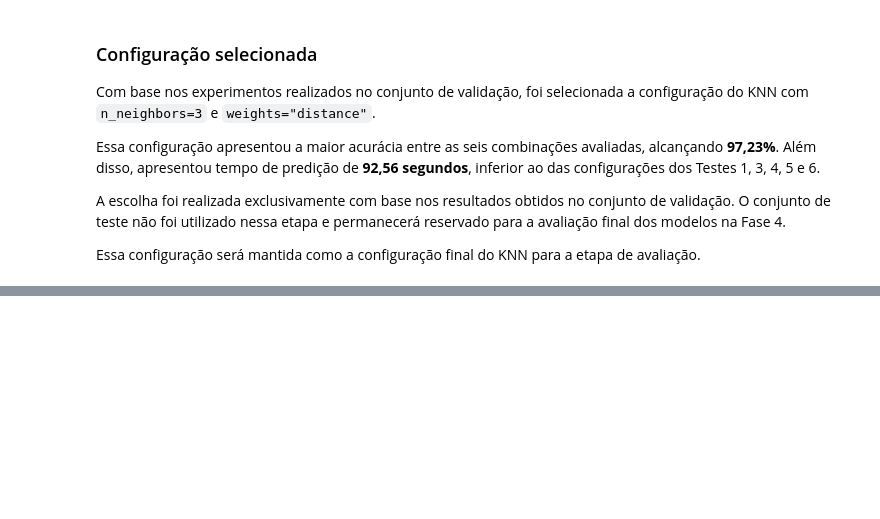
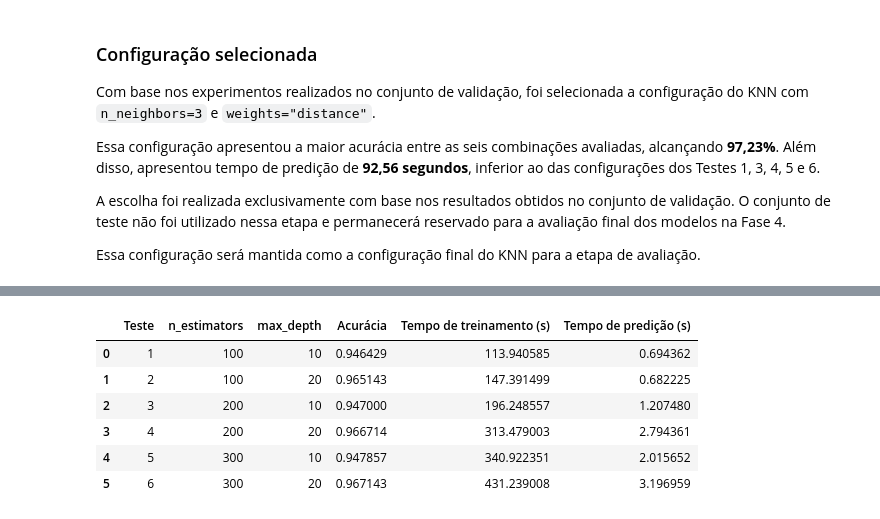
Before and after one commit to Franciane-sl/MNIST_Classification, a Jupyter notebook: notebooks/mnist_classification.ipynb, the cells around one changed output, grey strips where cells are left out. Cells and saved outputs as stored; diff of their text form; code cells hidden in the pictures; blank space fills up the shorter version.

```diff
--- a/notebooks/mnist_classification.ipynb
+++ b/notebooks/mnist_classification.ipynb
@@ -633,0 +644,20 @@ print(modelo_rf)
+# %%
+modelo_rf_1, tempo_treinamento_rf_1 = treinar_modelo(
+    modelo_rf,
+    X_treino_normalizado,
+    y_treino
+)
+
+previsoes_rf_1, tempo_predicao_rf_1 = prever_modelo(
+    modelo_rf_1,
+    X_validacao_normalizado
+)
+
+acuracia_rf_1 = accuracy_score(
+    y_validacao,
+    previsoes_rf_1
+)
+
+print(f"Acurácia: {acuracia_rf_1:.4f}")
+print(f"Tempo de treinamento: {tempo_treinamento_rf_1:.2f} segundos")
+print(f"Tempo de predição: {tempo_predicao_rf_1:.2f} segundos")
@@ -633,0 +813,63 @@ print(modelo_rf)
+# %%
+resultados_rf = [
+    {
+        "Teste": 1,
+        "n_estimators": 100,
+        "max_depth": 10,
+        "Acurácia": acuracia_rf_1,
+        "Tempo de treinamento (s)": tempo_treinamento_rf_1,
+        "Tempo de predição (s)": tempo_predicao_rf_1
+    },
+    {
+        "Teste": 2,
+        "n_estimators": 100,
+        "max_depth": 20,
+        "Acurácia": acuracia_rf_2,
+        "Tempo de treinamento (s)": tempo_treinamento_rf_2,
+        "Tempo de predição (s)": tempo_predicao_rf_2
+    },
+    {
+        "Teste": 3,
+        "n_estimators": 200,
+        "max_depth": 10,
+        "Acurácia": acuracia_rf_3,
+        "Tempo de treinamento (s)": tempo_treinamento_rf_3,
+        "Tempo de predição (s)": tempo_predicao_rf_3
+    },
+    {
+        "Teste": 4,
+        "n_estimators": 200,
+        "max_depth": 20,
+        "Acurácia": acuracia_rf_4,
+        "Tempo de treinamento (s)": tempo_treinamento_rf_4,
+        "Tempo de predição (s)": tempo_predicao_rf_4
+    },
+    {
+        "Teste": 5,
+        "n_estimators": 300,
+        "max_depth": 10,
+        "Acurácia": acuracia_rf_5,
+        "Tempo de treinamento (s)": tempo_treinamento_rf_5,
+        "Tempo de predição (s)": tempo_predicao_rf_5
+    },
+    {
+        "Teste": 6,
+        "n_estimators": 300,
+        "max_depth": 20,
+        "Acurácia": acuracia_rf_6,
+        "Tempo de treinamento (s)": tempo_treinamento_rf_6,
+        "Tempo de predição (s)": tempo_predicao_rf_6
+    }
+]
+
+resultados_rf = pd.DataFrame(resultados_rf)
+
+resultados_rf
+# %% [output]
+|  | Teste | n_estimators | max_depth | Acurácia | Tempo de treinamento (s) | Tempo de predição (s) |
+| 0 | 1 | 100 | 10 | 0.946429 | 113.940585 | 0.694362 |
+| 1 | 2 | 100 | 20 | 0.965143 | 147.391499 | 0.682225 |
+| 2 | 3 | 200 | 10 | 0.947000 | 196.248557 | 1.207480 |
+| 3 | 4 | 200 | 20 | 0.966714 | 313.479003 | 2.794361 |
+| 4 | 5 | 300 | 10 | 0.947857 | 340.922351 | 2.015652 |
+| 5 | 6 | 300 | 20 | 0.967143 | 431.239008 | 3.196959 |
```
Also changed, not shown: parts of 20 cells of this notebook.
